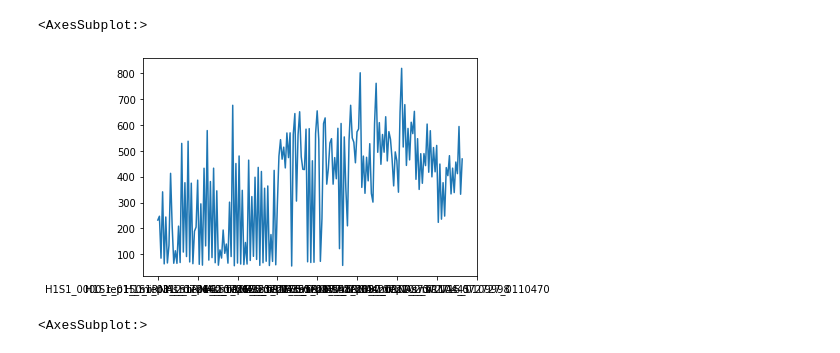
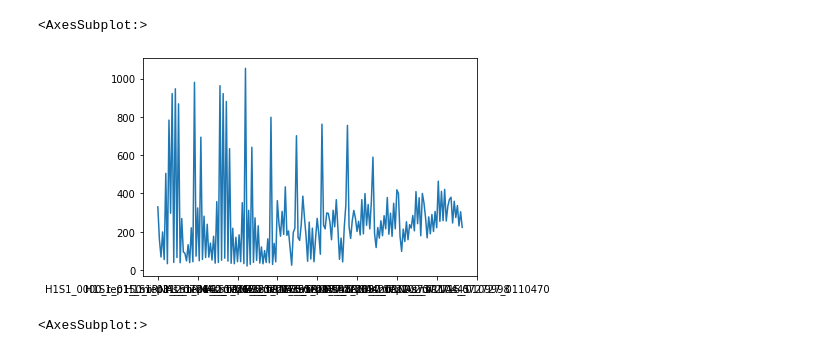
Before and after one commit to JohnWSteill/jlab_proj, a Jupyter notebook: Somite_Cycle_Study.ipynb, the cells around one changed output. Cells and saved outputs as stored; diff of their text form; code cells hidden in the pictures.

```diff
--- a/Somite_Cycle_Study.ipynb
+++ b/Somite_Cycle_Study.ipynb
@@ -24,10 +24,10 @@ s745_time = get_s745_time(s745_df.columns)
 s814_df = get_normed_and_zero_filtered_data("data/sub_0814_miRNA.ec.tab")
 s814_time = get_s814_time(s814_df.columns)
 # %%
-s745_df.iloc[0,:].plot.line()
+s745_df.iloc[1,:].plot.line()
 # %% [output]
 <AxesSubplot:>
-[figure, old version]
+[figure, new version]
 # %%
 s814_df.iloc[0,:].plot.line()
 # %% [output]
```
Also changed, not shown: parts of 3 cells of this notebook.
